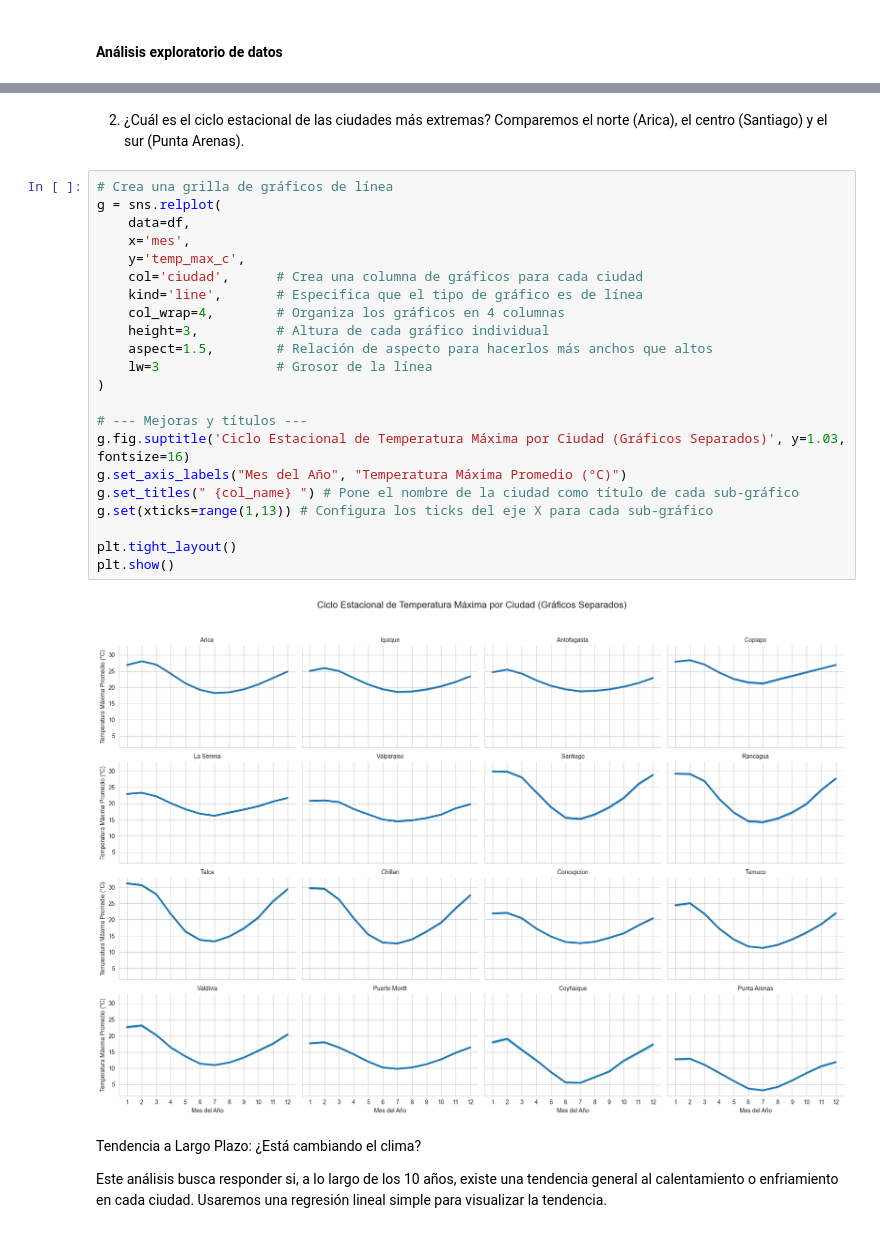
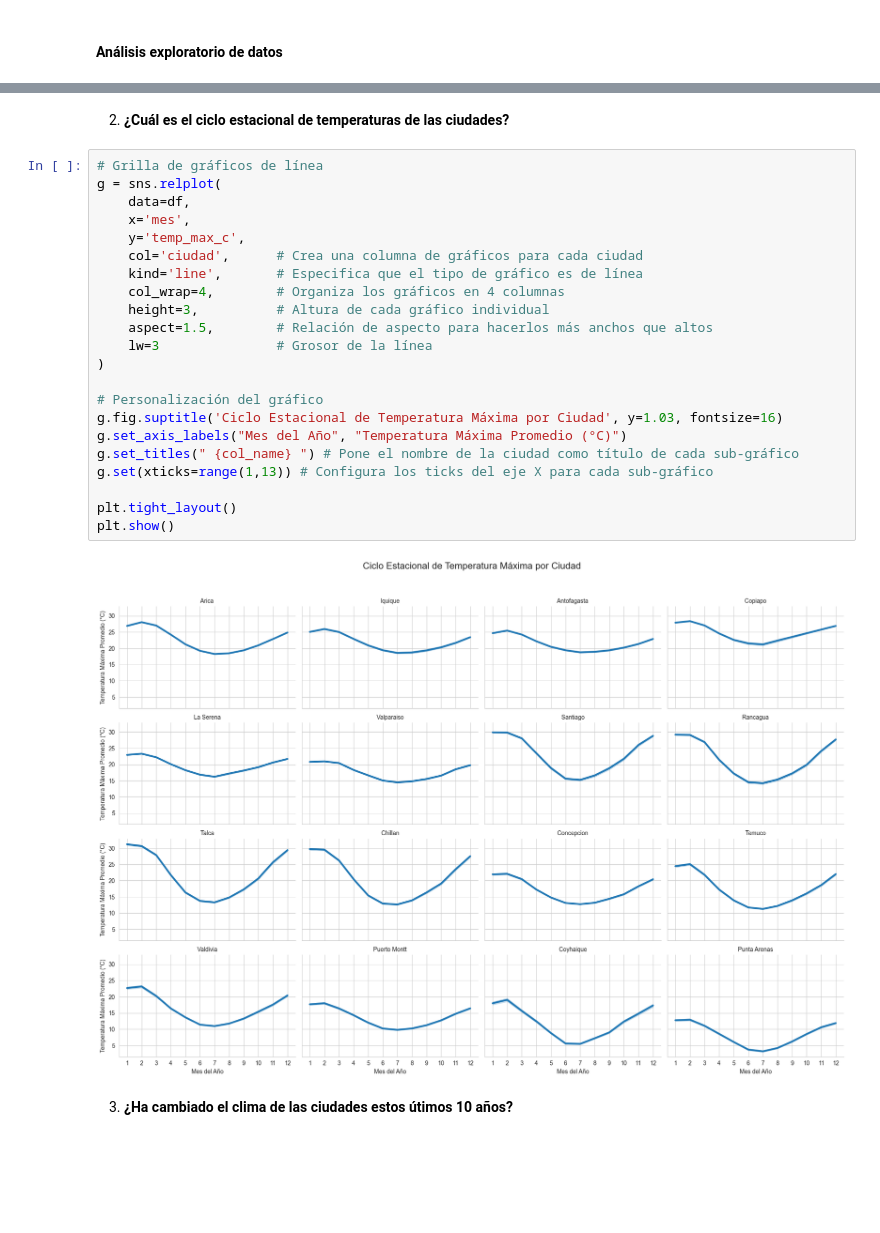
Before and after one commit to Ricardouchub/Proyecto-clima-Chile-API-dashboard, a Jupyter notebook: Notebook.ipynb, the cells around one changed output, grey strips where cells are left out. Cells and saved outputs as stored; diff of their text form; blank space fills up the shorter version.

```diff
--- a/Notebook.ipynb
+++ b/Notebook.ipynb
@@ -160,35 +201,31 @@ plt.show()
 # %% [output]
 [figure]
 # %% [markdown]
-2. ¿Cuál es el ciclo estacional de las ciudades más extremas?
-Comparemos el norte (Arica), el centro (Santiago) y el sur (Punta Arenas).
+2. **¿Cuál es el ciclo estacional de temperaturas de las ciudades?**
 # %%
-# Crea una grilla de gráficos de línea
+# Grilla de gráficos de línea
 g = sns.relplot(
     data=df,
     x='mes',
     y='temp_max_c',
     col='ciudad',      # Crea una columna de gráficos para cada ciudad
     kind='line',       # Especifica que el tipo de gráfico es de línea
     col_wrap=4,        # Organiza los gráficos en 4 columnas
     height=3,          # Altura de cada gráfico individual
     aspect=1.5,        # Relación de aspecto para hacerlos más anchos que altos
     lw=3               # Grosor de la línea
 )
 
-# --- Mejoras y títulos ---
-g.fig.suptitle('Ciclo Estacional de Temperatura Máxima por Ciudad (Gráficos Separados)', y=1.03, fontsize=16)
+# Personalización del gráfico
+g.fig.suptitle('Ciclo Estacional de Temperatura Máxima por Ciudad', y=1.03, fontsize=16)
 g.set_axis_labels("Mes del Año", "Temperatura Máxima Promedio (°C)")
 g.set_titles(" {col_name} ") # Pone el nombre de la ciudad como título de cada sub-gráfico
 g.set(xticks=range(1,13)) # Configura los ticks del eje X para cada sub-gráfico
 
 plt.tight_layout()
 plt.show()
 # %% [output]
-[figure, old version]
+[figure, new version]
 # %% [markdown]
-Tendencia a Largo Plazo: ¿Está cambiando el clima?
-
-
-Este análisis busca responder si, a lo largo de los 10 años, existe una tendencia general al calentamiento o enfriamiento en cada ciudad. Usaremos una regresión lineal simple para visualizar la tendencia.
+3. **¿Ha cambiado el clima de las ciudades estos útimos 10 años?**
 # %%
```
Also changed, not shown: parts of 18 cells of this notebook.
